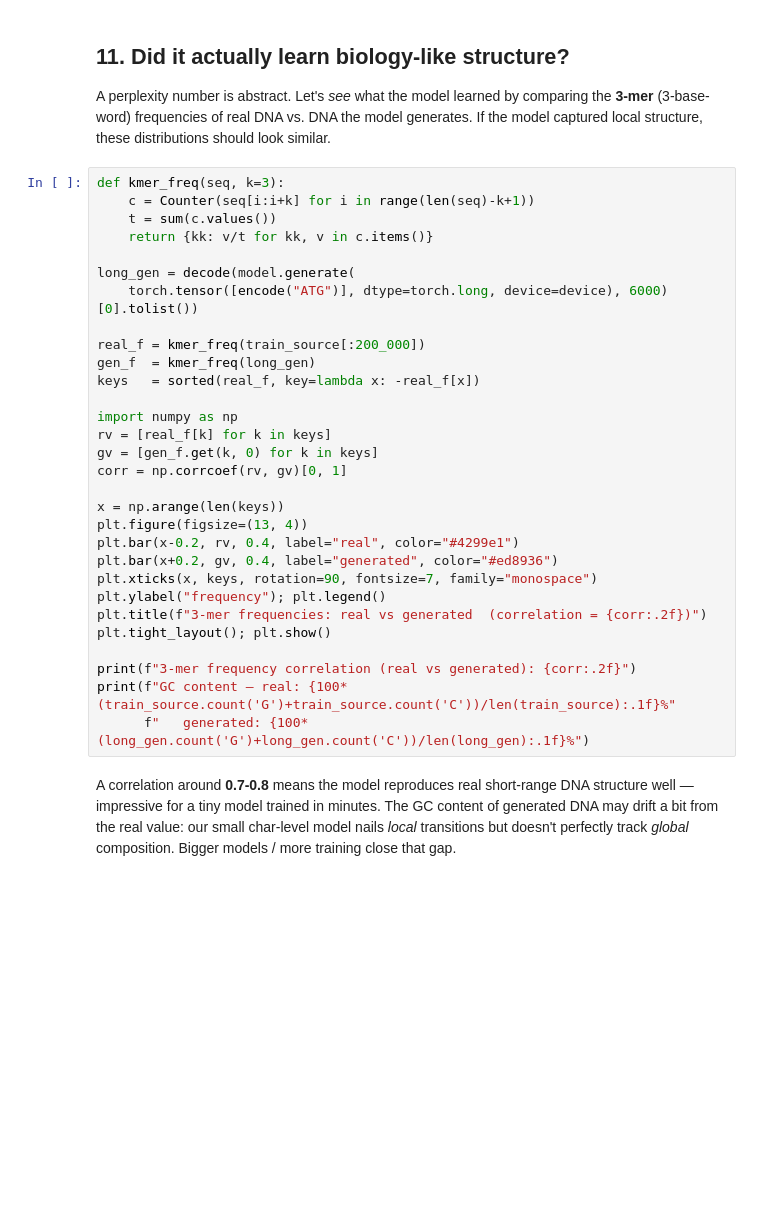
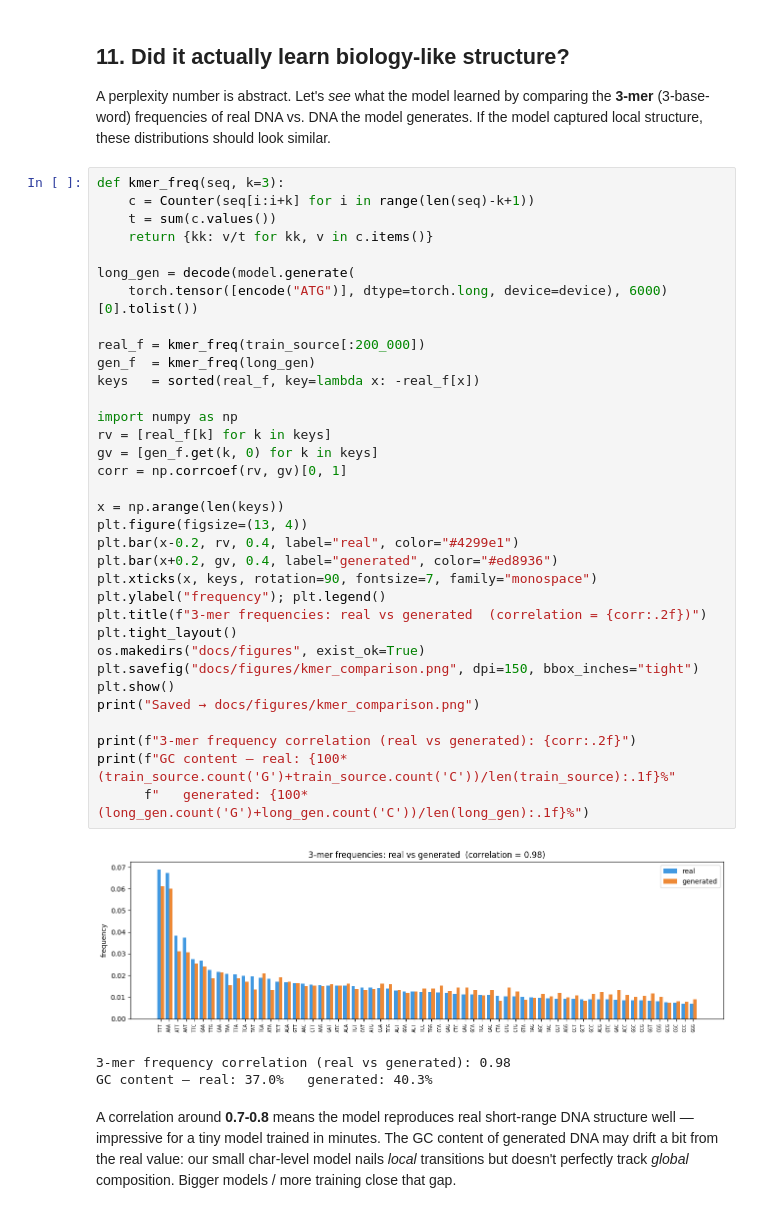
Before and after one commit to EnuhBlaise/DNA_LargeLanguageModel, a Jupyter notebook: dna_language_model_tutorial.ipynb, the cells around one changed output. Saved outputs shown, nothing was run; the diff lists cells and outputs as text; blank space fills up the shorter version.

```diff
--- a/dna_language_model_tutorial.ipynb
+++ b/dna_language_model_tutorial.ipynb
@@ -468,33 +634,41 @@ A perplexity number is abstract. Let's *see* what the model learned by comparing
 # %%
 def kmer_freq(seq, k=3):
     c = Counter(seq[i:i+k] for i in range(len(seq)-k+1))
     t = sum(c.values())
     return {kk: v/t for kk, v in c.items()}
 
 long_gen = decode(model.generate(
     torch.tensor([encode("ATG")], dtype=torch.long, device=device), 6000)[0].tolist())
 
 real_f = kmer_freq(train_source[:200_000])
 gen_f  = kmer_freq(long_gen)
 keys   = sorted(real_f, key=lambda x: -real_f[x])
 
 import numpy as np
 rv = [real_f[k] for k in keys]
 gv = [gen_f.get(k, 0) for k in keys]
 corr = np.corrcoef(rv, gv)[0, 1]
 
 x = np.arange(len(keys))
 plt.figure(figsize=(13, 4))
 plt.bar(x-0.2, rv, 0.4, label="real", color="#4299e1")
 plt.bar(x+0.2, gv, 0.4, label="generated", color="#ed8936")
 plt.xticks(x, keys, rotation=90, fontsize=7, family="monospace")
 plt.ylabel("frequency"); plt.legend()
 plt.title(f"3-mer frequencies: real vs generated  (correlation = {corr:.2f})")
-plt.tight_layout(); plt.show()
+plt.tight_layout()
+os.makedirs("docs/figures", exist_ok=True)
+plt.savefig("docs/figures/kmer_comparison.png", dpi=150, bbox_inches="tight")
+plt.show()
+print("Saved → docs/figures/kmer_comparison.png")
 
 print(f"3-mer frequency correlation (real vs generated): {corr:.2f}")
 print(f"GC content — real: {100*(train_source.count('G')+train_source.count('C'))/len(train_source):.1f}%"
       f"   generated: {100*(long_gen.count('G')+long_gen.count('C'))/len(long_gen):.1f}%")
+# %% [output]
+[figure, added]
+3-mer frequency correlation (real vs generated): 0.98
+GC content — real: 37.0%   generated: 40.3%
 # %% [markdown]
 A correlation around **0.7-0.8** means the model reproduces real short-range DNA structure well — impressive for a tiny model trained in minutes. The GC content of generated DNA may drift a bit from the real value: our small char-level model nails *local* transitions but doesn't perfectly track *global* composition. Bigger models / more training close that gap.
 # %% [markdown]
```
Also changed, not shown: parts of 15 cells of this notebook, 5 other files.
